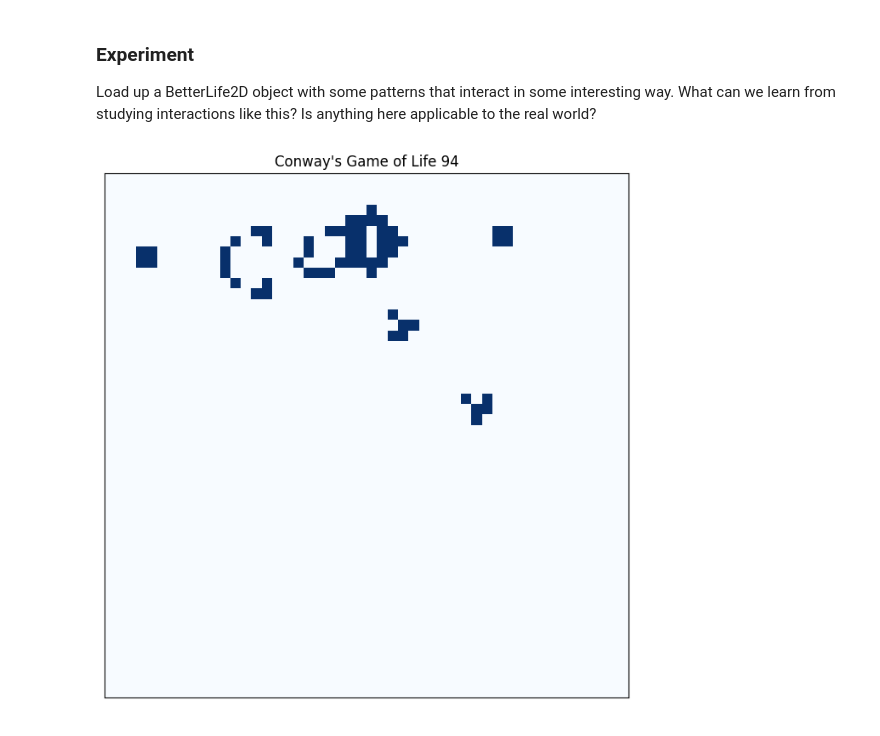
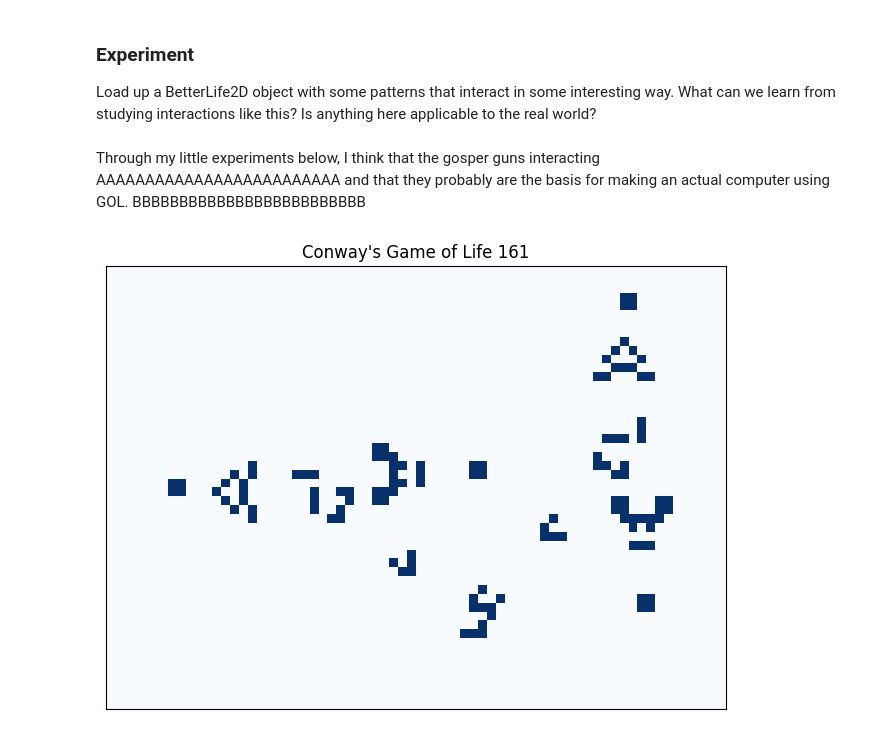
Before and after one commit to alirempel/cap-comp215, a Jupyter notebook: labs/lab06-GoL.ipynb, the cells around one changed output. Drawn from its saved outputs; the diff is of its cells as text; code cells hidden in the pictures.

```diff
--- a/labs/lab06-GoL.ipynb
+++ b/labs/lab06-GoL.ipynb
@@ -345,19 +385,44 @@ eater = str_to_array(eater_pattern)
 ### Experiment
 Load up a BetterLife2D object with some patterns that interact in some interesting way.
 What can we learn from studying interactions like this?   Is anything here applicable to the real world?
-# %%
-def run_a():
-  a = BetterLife2D(50,50)
-  a.load_pattern(3,3,gosper_gun)
-  a.load_pattern(27,40,eater)
-  experiment(a,200)
-
-def run_b():
-  b = BetterLife2D(50,50)
-  b.load_pattern(3,3,left_glider)
-  b.load_pattern(3,47,right_glider)
-  experiment(b,200)
-
-run_a()
-# %% [output]
-[figure, removed]
+# %% [markdown]
+Through my little experiments below, I think that the gosper guns interacting AAAAAAAAAAAAAAAAAAAAAAAAA and that they probably are the basis for making an actual computer using GOL. BBBBBBBBBBBBBBBBBBBBBBBBB
+# %%
+# I put stuff into functions so only the relevant test ran rather than all of them
+
+def run_a():
+  """ Used to try using a gosper gun and trying to figure out how to place eater """
+  a = BetterLife2D(50,50)
+  a.load_pattern(3,3,gosper_gun)
+  a.load_pattern(26,40,eater)
+  experiment(a,200)
+
+def run_b():
+  """ Used to see what happens when gliders collide from different spots """
+  b = BetterLife2D(50,50)
+  b.load_pattern(10,3,left_glider)
+  b.load_pattern(3,55,right_glider)
+  experiment(b,200)
+
+def run_c1():
+  """ Used to mess around with position of gosper guns- gliders kill each other """
+  c1 = BetterLife2D(50,70)
+  c1.load_pattern(20,7,gosper_gun)
+  c1.load_pattern(3,55,sideways_gosper_gun)
+  experiment(c1,200)
+
+def run_c2():
+  """ Used to mess around with position of gosper guns- try to make gliders pass by each other
+  **Note below
+  """
+  c2 = BetterLife2D(50,70)
+  c2.load_pattern(21,5,gosper_gun)
+  c2.load_pattern(3,55,sideways_gosper_gun)
+  experiment(c2,200)
+
+# run_a()
+# run_b()
+run_c1()
+# run_c2() # doesn't work :( just makes gliders go boom
+# %% [output]
+[figure, added]
```
Also changed, not shown: parts of 4 cells of this notebook.
